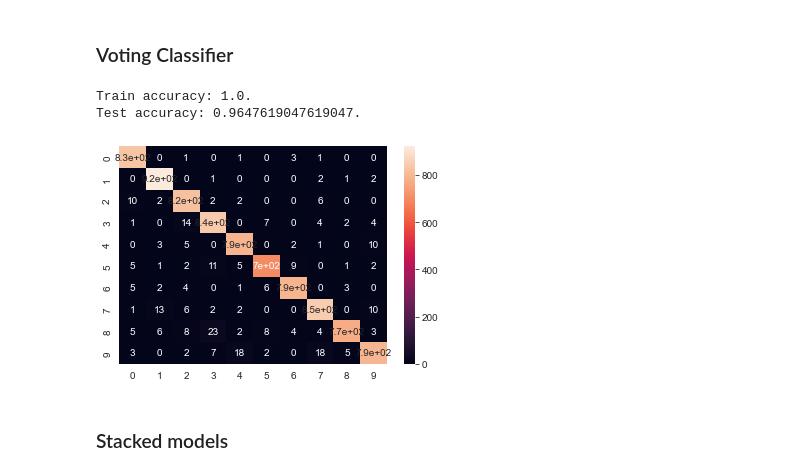
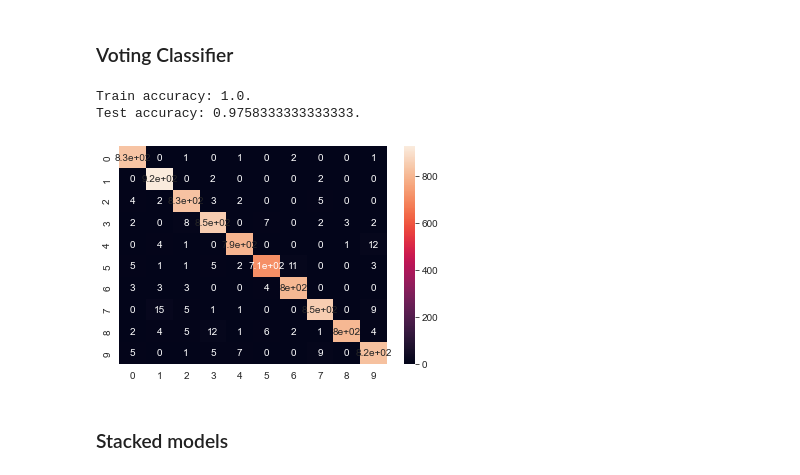
Before and after one commit to Im-Rises/digit_recognizer_ml, a Jupyter notebook: main_kaggle.ipynb, the cells around one changed output. Drawn from its saved outputs; the diff is of its cells as text; code cells hidden in the pictures.

```diff
--- a/main_kaggle.ipynb
+++ b/main_kaggle.ipynb
@@ -79,11 +87,3 @@ X_train, X_test, y_train, y_test = train_test_split(X, y, test_size=0.2, shuffle
-# %%
-from sklearn.decomposition import PCA
-
-pca = PCA(n_components=30)
-
-pca.fit(X,y)
-
-X = pca.transform(X)
 # %% [markdown]
 ### Images processing
 # %%
@@ -296,27 +293,27 @@ from sklearn.ensemble import RandomForestClassifier
 # %% [markdown]
 ### Voting Classifier
 # %%
-# from sklearn.ensemble import VotingClassifier
-#
-# knn = KNeighborsClassifier(n_neighbors=4, weights='distance')
-# svc = svm.SVC(C=10)
-# rnd_forest = RandomForestClassifier()
-# dtclf = DecisionTreeClassifier()
-#
-# vclf = VotingClassifier(estimators=[('knn', knn), ('svc', svc), ('rnd_forest', rnd_forest),('dtclf', dtclf)], voting='hard')
-#
-# vclf.fit(X_train, y_train)
-#
-# y_pred_test = vclf.predict(X_test)
-# y_pred_train = vclf.predict(X_train)
-#
-# print_scores(y_train, y_test, y_pred_train, y_pred_test)
-# print_confusion_matrix(y_test, y_pred_test)
-# # print_roc_curve(vclf, X_test, y_test, "VotingClassifier", "votingClassifier")
+from sklearn.ensemble import VotingClassifier
+
+knn = KNeighborsClassifier(n_neighbors=4, weights='distance')
+svc = svm.SVC(C=10)
+rnd_forest = RandomForestClassifier()
+dtclf = DecisionTreeClassifier()
+
+vclf = VotingClassifier(estimators=[('knn', knn), ('svc', svc), ('rnd_forest', rnd_forest)], voting='hard')
+
+vclf.fit(X_train, y_train)
+
+y_pred_test = vclf.predict(X_test)
+y_pred_train = vclf.predict(X_train)
+
+print_scores(y_train, y_test, y_pred_train, y_pred_test)
+print_confusion_matrix(y_test, y_pred_test)
+# print_roc_curve(vclf, X_test, y_test, "VotingClassifier", "votingClassifier")
 # %% [output]
 Train accuracy: 1.0.
-Test accuracy: 0.9647619047619047.
+Test accuracy: 0.9758333333333333.
-[figure, old version]
+[figure, new version]
 # %% [markdown]
 ### Stacked models
 # %%
```
Also changed, not shown: parts of 7 cells of this notebook.
